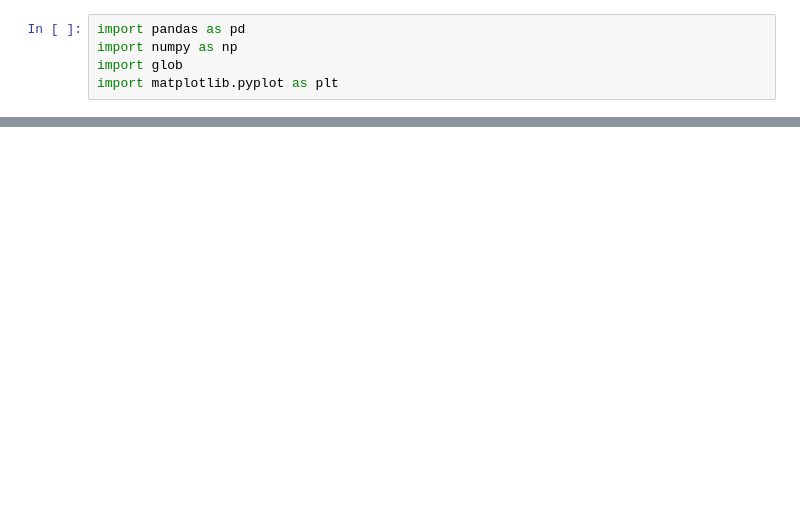
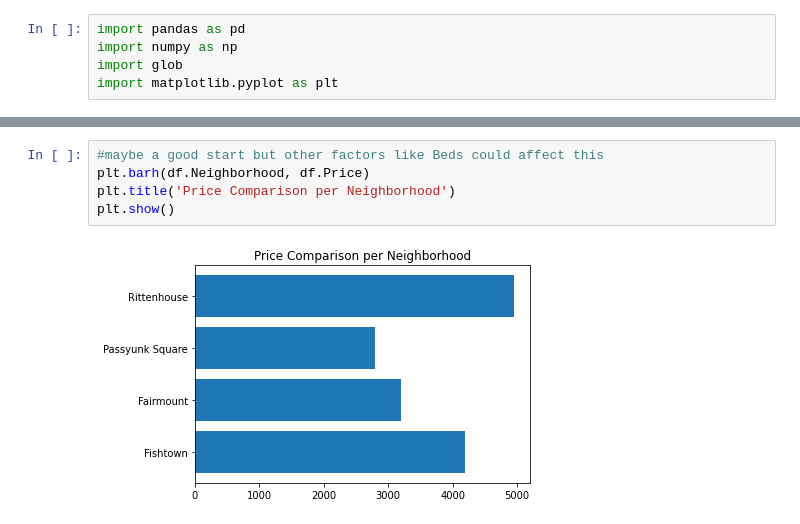
Before and after one commit to Rileypj1/Project-Zillow, a Jupyter notebook: eda/eda.ipynb, the cells around one changed output, grey strips where cells are left out. Saved outputs shown, nothing was run; the diff lists cells and outputs as text; blank space fills up the shorter version.

```diff
--- a/eda/eda.ipynb
+++ b/eda/eda.ipynb
@@ -29,0 +56,7 @@ print(beds_df)
+# %%
+#maybe a good start but other factors like Beds could affect this
+plt.barh(df.Neighborhood, df.Price)
+plt.title('Price Comparison per Neighborhood')
+plt.show()
+# %% [output]
+[figure, added]
```
Also changed, not shown: parts of 10 cells of this notebook.
